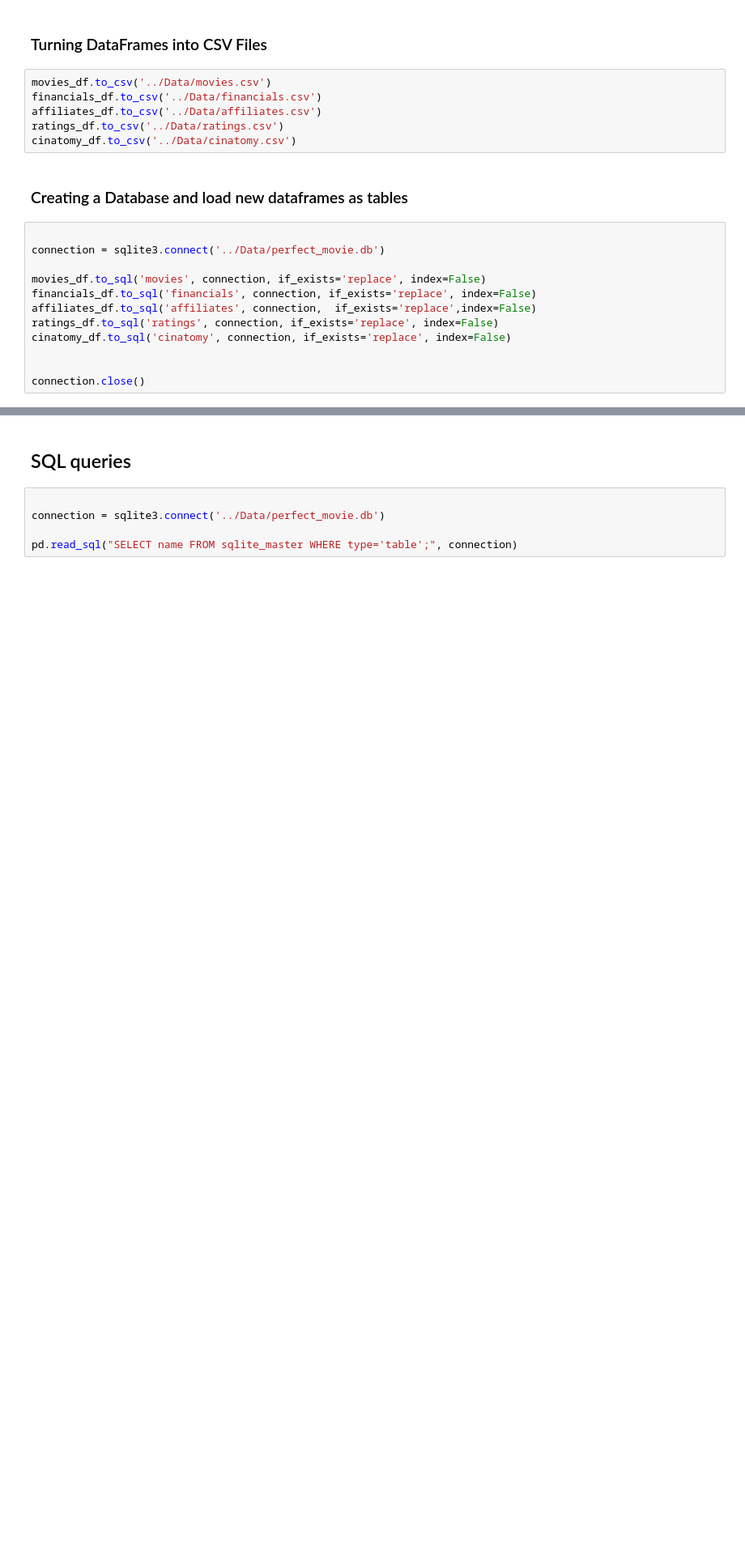
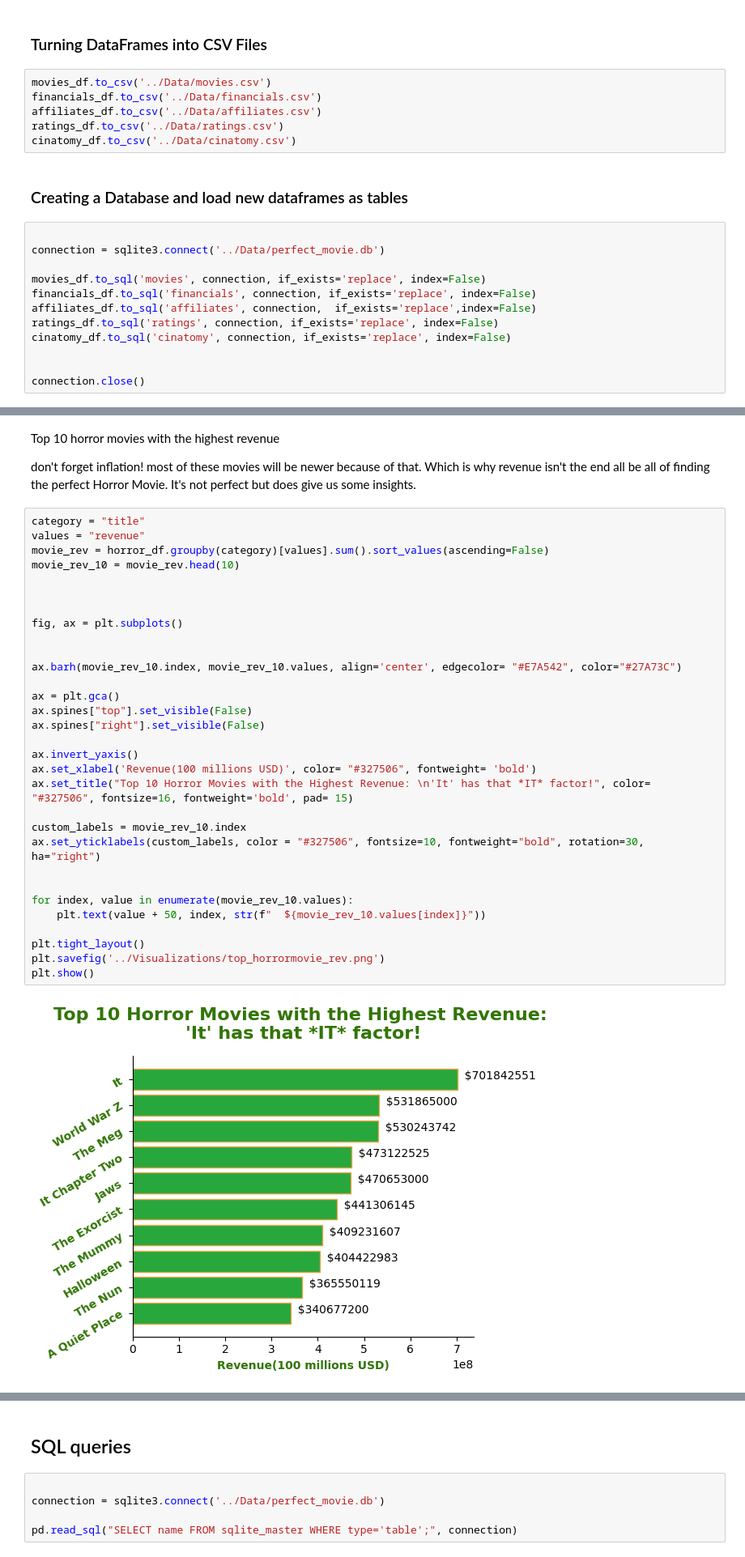
Before and after one commit to JessicaLindsey5514/The_Perfect_Horror_Movie, a Jupyter notebook: Notebooks/perfect_horror_movie.ipynb, the cells around one changed output, grey strips where cells are left out. Shown at 81% size. Drawn from its saved outputs; the diff is of its cells as text; blank space fills up the shorter version.

Commit message:
adding in plots from dataframes, pre-sql query questions

```diff
--- a/Notebooks/perfect_horror_movie.ipynb
+++ b/Notebooks/perfect_horror_movie.ipynb
@@ -910,0 +927,37 @@ connection.close()
+# %% [markdown]
+Top 10 horror movies with the highest revenue
+
+don't forget inflation! most of these movies will be newer because of that. Which is why revenue isn't the end all be all of finding the perfect Horror Movie. It's not perfect but does give us some insights.
+# %%
+category = "title"
+values = "revenue"
+movie_rev = horror_df.groupby(category)[values].sum().sort_values(ascending=False)
+movie_rev_10 = movie_rev.head(10)
+
+
+
+fig, ax = plt.subplots()
+
+
+ax.barh(movie_rev_10.index, movie_rev_10.values, align='center', edgecolor= "#E7A542", color="#27A73C")
+
+ax = plt.gca()
+ax.spines["top"].set_visible(False)
+ax.spines["right"].set_visible(False)
+
+ax.invert_yaxis()
+ax.set_xlabel('Revenue(100 millions USD)', color= "#327506", fontweight= 'bold')
+ax.set_title("Top 10 Horror Movies with the Highest Revenue: \n'It' has that *IT* factor!", color= "#327506", fontsize=16, fontweight='bold', pad= 15)
+
+custom_labels = movie_rev_10.index
+ax.set_yticklabels(custom_labels, color = "#327506", fontsize=10, fontweight="bold", rotation=30, ha="right")
+
+
+for index, value in enumerate(movie_rev_10.values):
+    plt.text(value + 50, index, str(f"  ${movie_rev_10.values[index]}"))
+
+plt.tight_layout()
+plt.savefig('../Visualizations/top_horrormovie_rev.png')
+plt.show()
+# %% [output]
+[figure, added]
```
Also changed, not shown: parts of 21 cells of this notebook, 14 other files.
